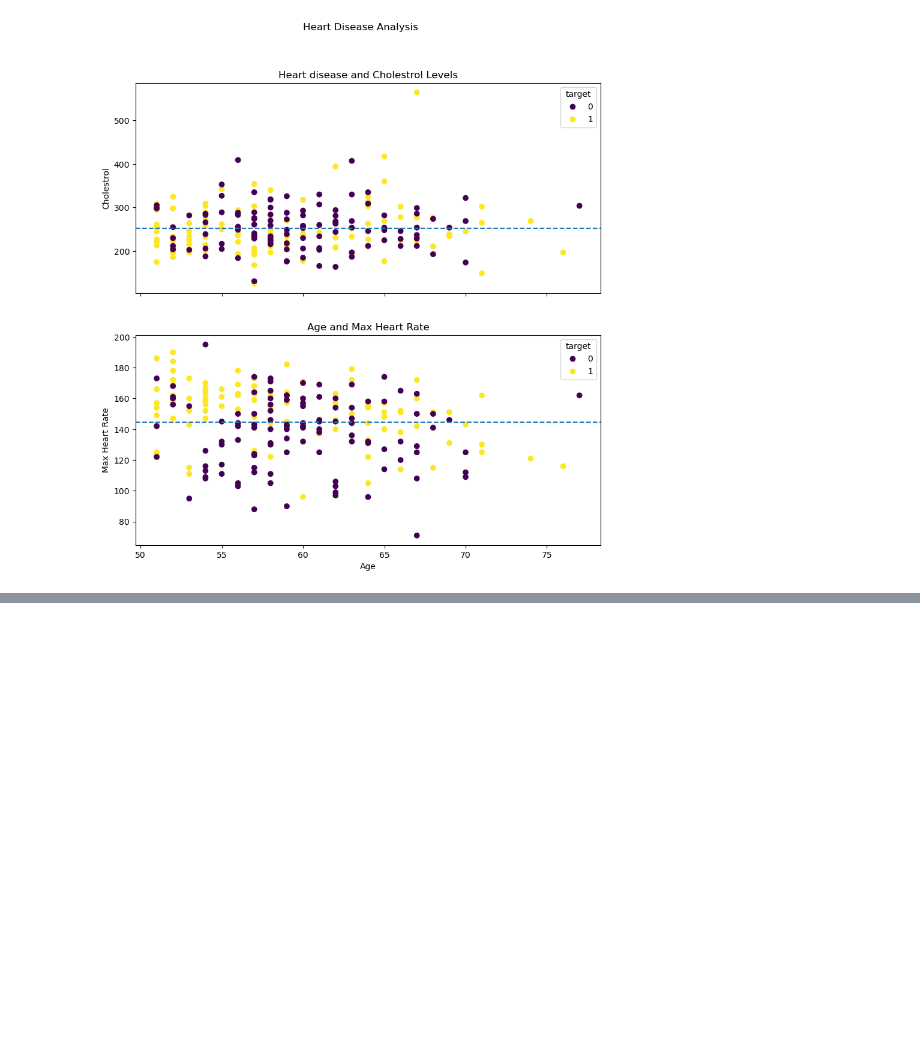
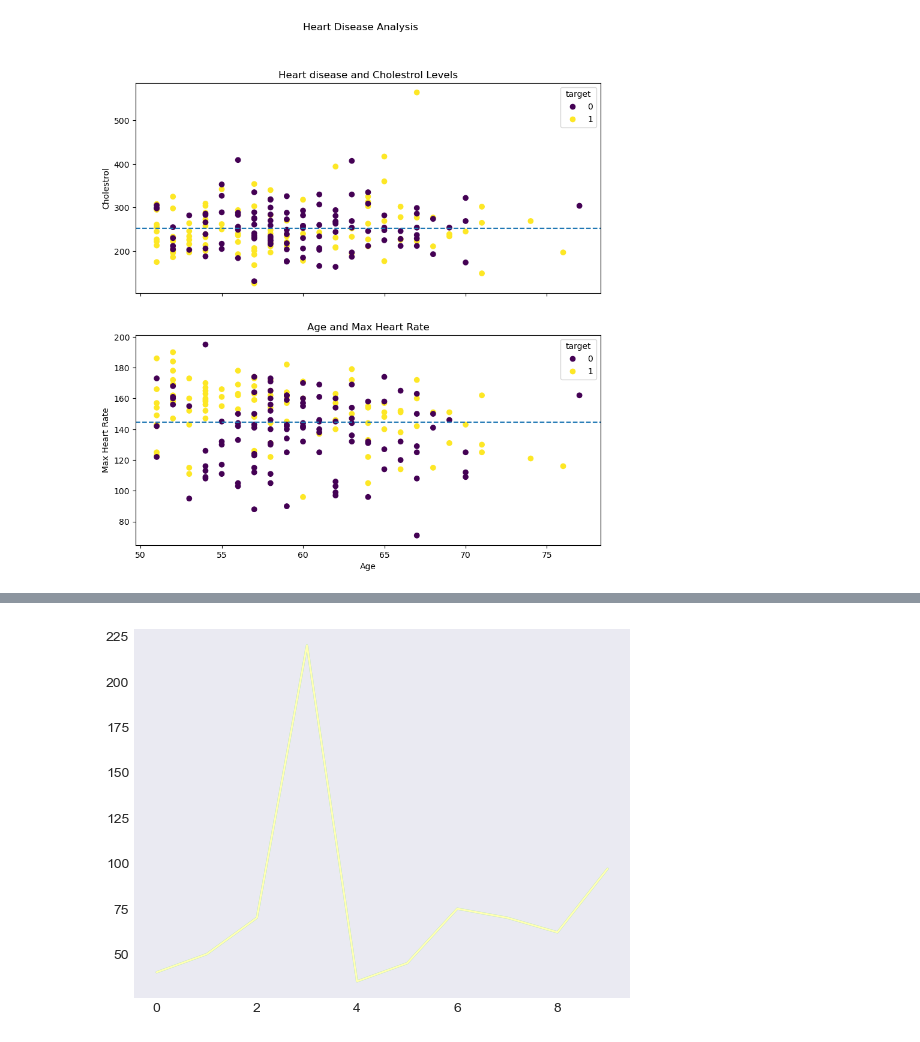
Before and after one commit to Saumyakhushlani/Introduction-to-Pandas-Numpy-Scikitlearn, a Jupyter notebook: Introduction-to-Matplotlib-2.ipynb, the cells around one changed output, grey strips where cells are left out. Saved outputs shown, nothing was run; the diff lists cells and outputs as text; code cells hidden in the pictures; blank space fills up the shorter version.

```diff
--- a/Introduction-to-Matplotlib-2.ipynb
+++ b/Introduction-to-Matplotlib-2.ipynb
@@ -154,0 +206,5 @@ plt.show()
+# %%
+car_sales.Price.astype(int).plot()
+plt.show()
+# %% [output]
+[figure, added]
```
Also changed, not shown: parts of 19 cells of this notebook, 1 other file.
